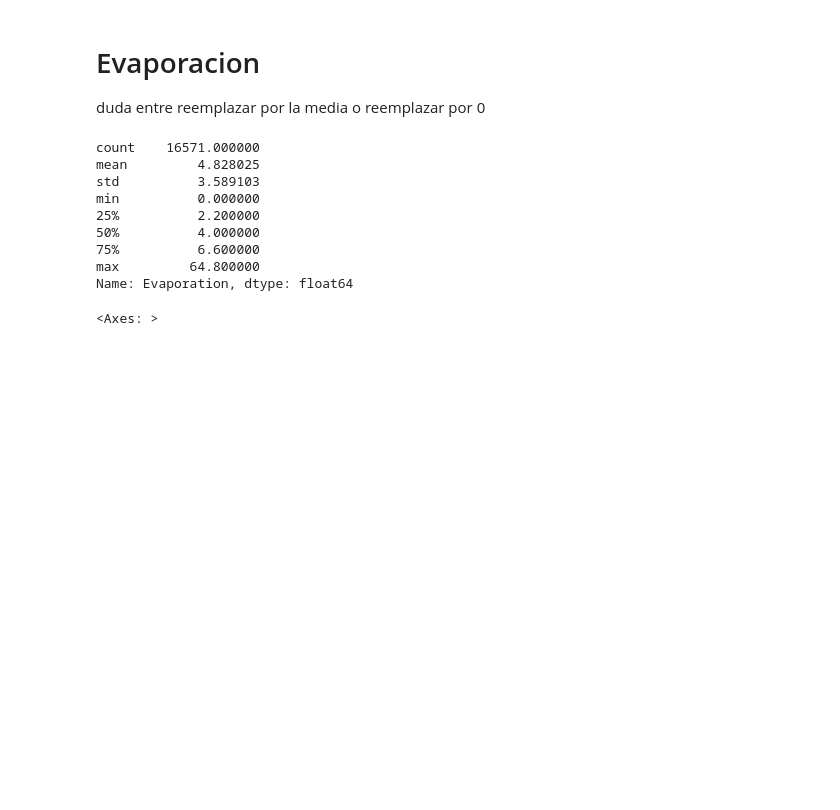
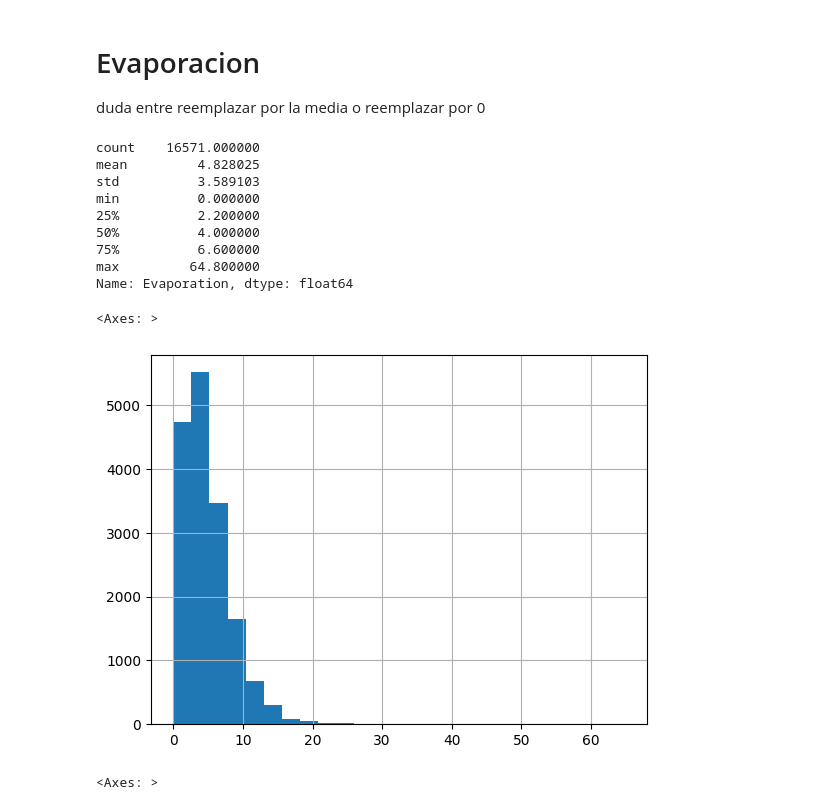
Before and after one commit to Nameless-86/AA1-TUIA-Petetta, a Jupyter notebook: eda.ipynb, the cells around one changed output. Cells and saved outputs as stored; diff of their text form; code cells hidden in the pictures; blank space fills up the shorter version.

```diff
--- a/eda.ipynb
+++ b/eda.ipynb
@@ -295,6 +295,11 @@ min          0.000000
 75%          6.600000
 max         64.800000
 Name: Evaporation, dtype: float64
+# %%
+dataframe_regresion['Evaporation'].hist(bins=25)
+# %% [output]
+<Axes: >
+[figure, added]
 # %%
 from sklearn.impute import SimpleImputer
 # %%
```
Also changed, not shown: parts of 18 cells of this notebook.
